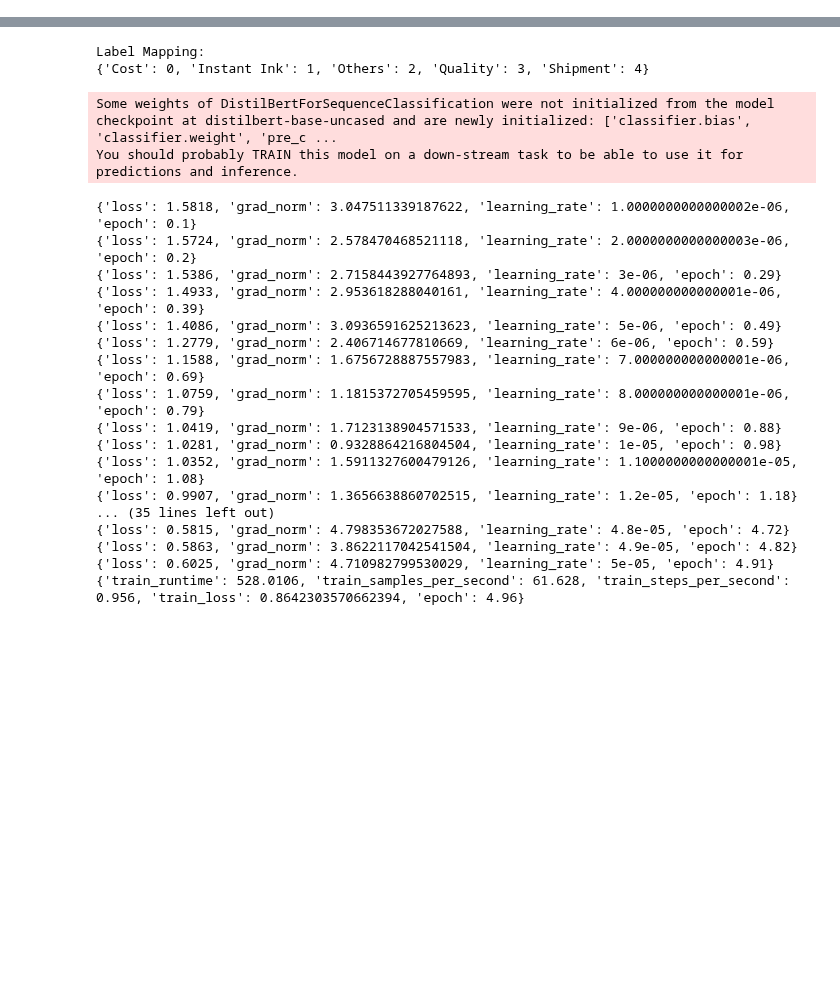
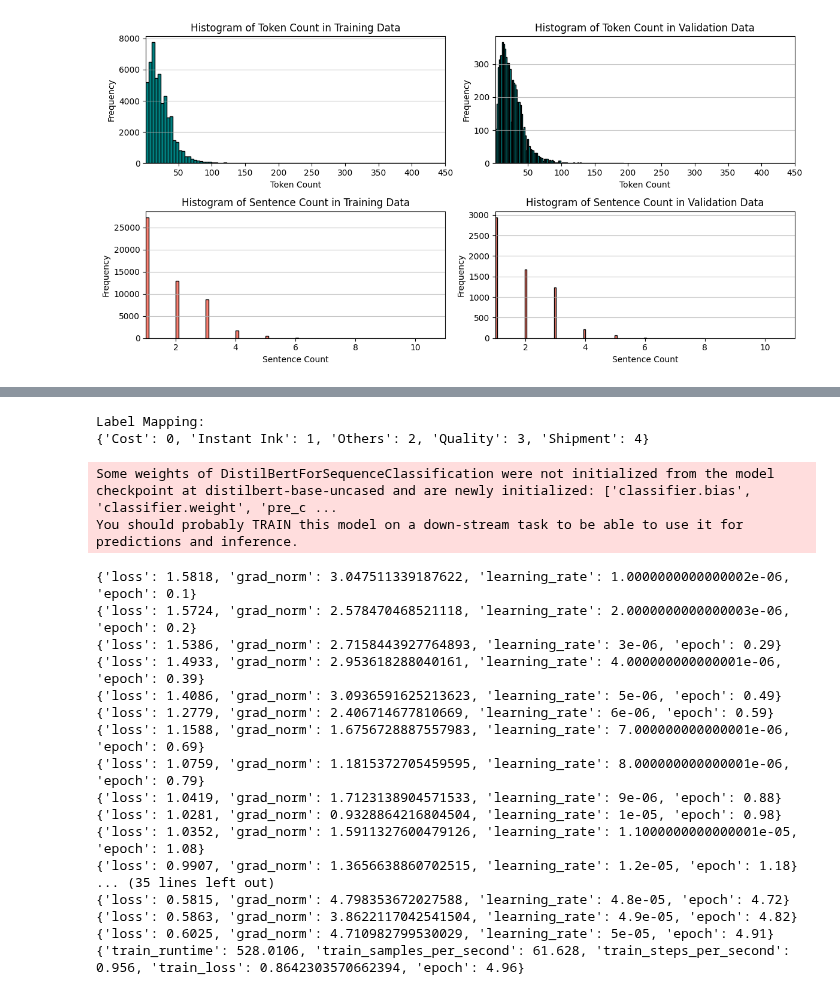
Before and after one commit to wd686/InkSightAnalyzer, a Jupyter notebook: distilbert (category).ipynb, the cells around one changed output, grey strips where cells are left out. Cells and saved outputs as stored; diff of their text form; code cells hidden in the pictures; blank space fills up the shorter version.

```diff
--- a/distilbert (category).ipynb
+++ b/distilbert (category).ipynb
@@ -47 +108,49 @@ See the caveats in the documentation: https://pandas.pydata.org/pandas-docs/stab
+# %%
+# Create subplots: 2 rows and 2 columns
+fig, axes = plt.subplots(nrows=2, ncols=2, figsize=(12, 6))
+
+# Calculate min and max for token_count and sentence_count
+min_token_count = min(training_df['token_count'].min(), validation_df['token_count'].min())
+max_token_count = max(training_df['token_count'].max(), validation_df['token_count'].max())
+
+min_sentence_count = min(training_df['sentence_count'].min(), validation_df['sentence_count'].min())
+max_sentence_count = max(training_df['sentence_count'].max(), validation_df['sentence_count'].max())
+
+# Plotting the token count histogram for training data
+axes[0, 0].hist(training_df['token_count'], bins=100, color='Teal', edgecolor='black')
+axes[0, 0].set_xlabel('Token Count')
+axes[0, 0].set_ylabel('Frequency')
+axes[0, 0].set_title('Histogram of Token Count in Training Data')
+axes[0, 0].set_xlim(min_token_count, max_token_count)  # Set x-axis limits
+axes[0, 0].grid(axis='y', alpha=0.75)
+
+# Plotting the sentence count histogram for training data
+axes[1, 0].hist(training_df['sentence_count'], bins=100, color='Salmon', edgecolor='black')
+axes[1, 0].set_xlabel('Sentence Count')
+axes[1, 0].set_ylabel('Frequency')
+axes[1, 0].set_title('Histogram of Sentence Count in Training Data')
+axes[1, 0].set_xlim(min_sentence_count, max_sentence_count)  # Set x-axis limits
+axes[1, 0].grid(axis='y', alpha=0.75)
+
+# Plotting the token count histogram for validation data
+axes[0, 1].hist(validation_df['token_count'], bins=100, color='Teal', edgecolor='black')
+axes[0, 1].set_xlabel('Token Count')
+axes[0, 1].set_ylabel('Frequency')
+axes[0, 1].set_title('Histogram of Token Count in Validation Data')
+axes[0, 1].set_xlim(min_token_count, max_token_count)  # Set x-axis limits
+axes[0, 1].grid(axis='y', alpha=0.75)
+
+# Plotting the sentence count histogram for validation data
+axes[1, 1].hist(validation_df['sentence_count'], bins=100, color='Salmon', edgecolor='black')
+axes[1, 1].set_xlabel('Sentence Count')
+axes[1, 1].set_ylabel('Frequency')
+axes[1, 1].set_title('Histogram of Sentence Count in Validation Data')
+axes[1, 1].set_xlim(min_sentence_count, max_sentence_count)  # Set x-axis limits
+axes[1, 1].grid(axis='y', alpha=0.75)
+
+# Adjust layout
+plt.tight_layout()
+plt.show()
+# %% [output]
+[figure, added]
 # %%
```
Also changed, not shown: parts of 5 cells of this notebook.
